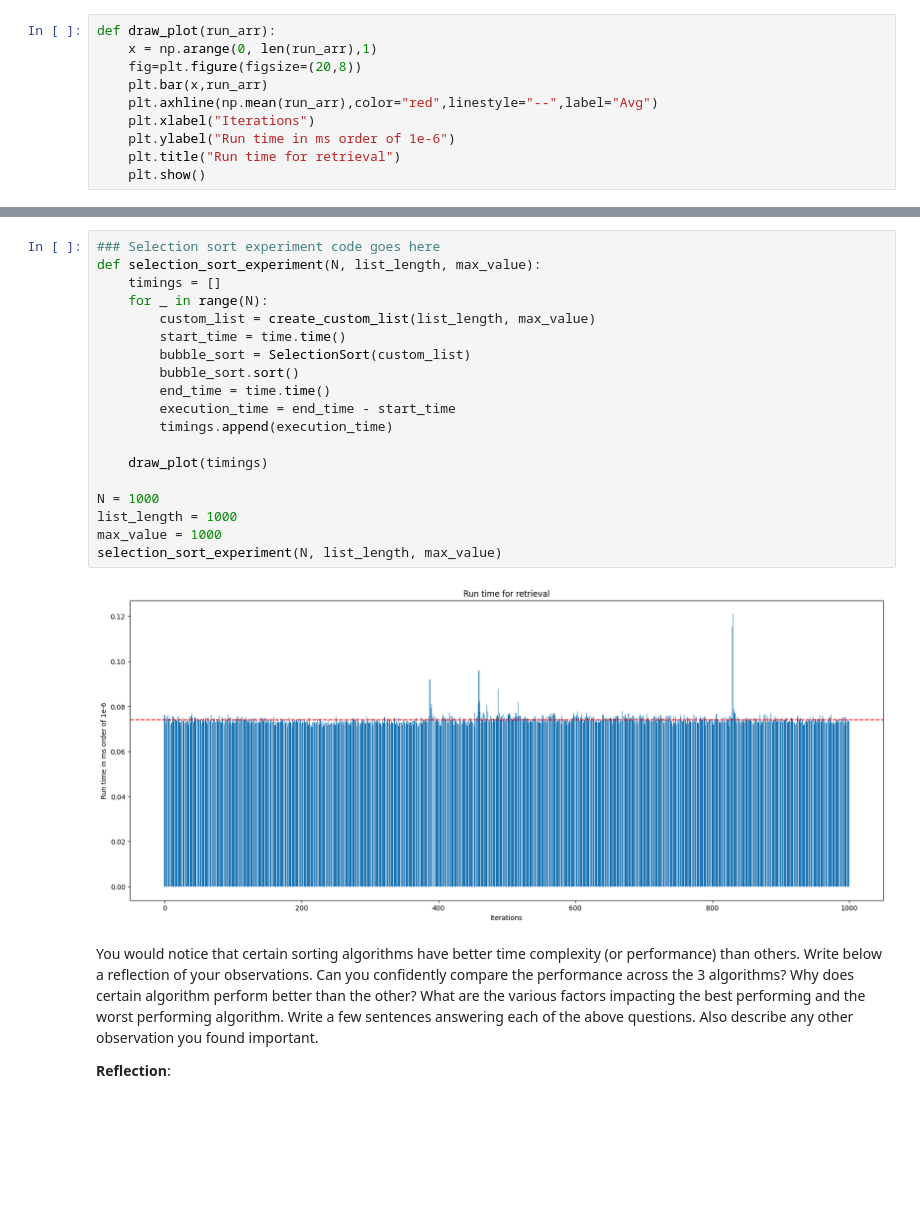
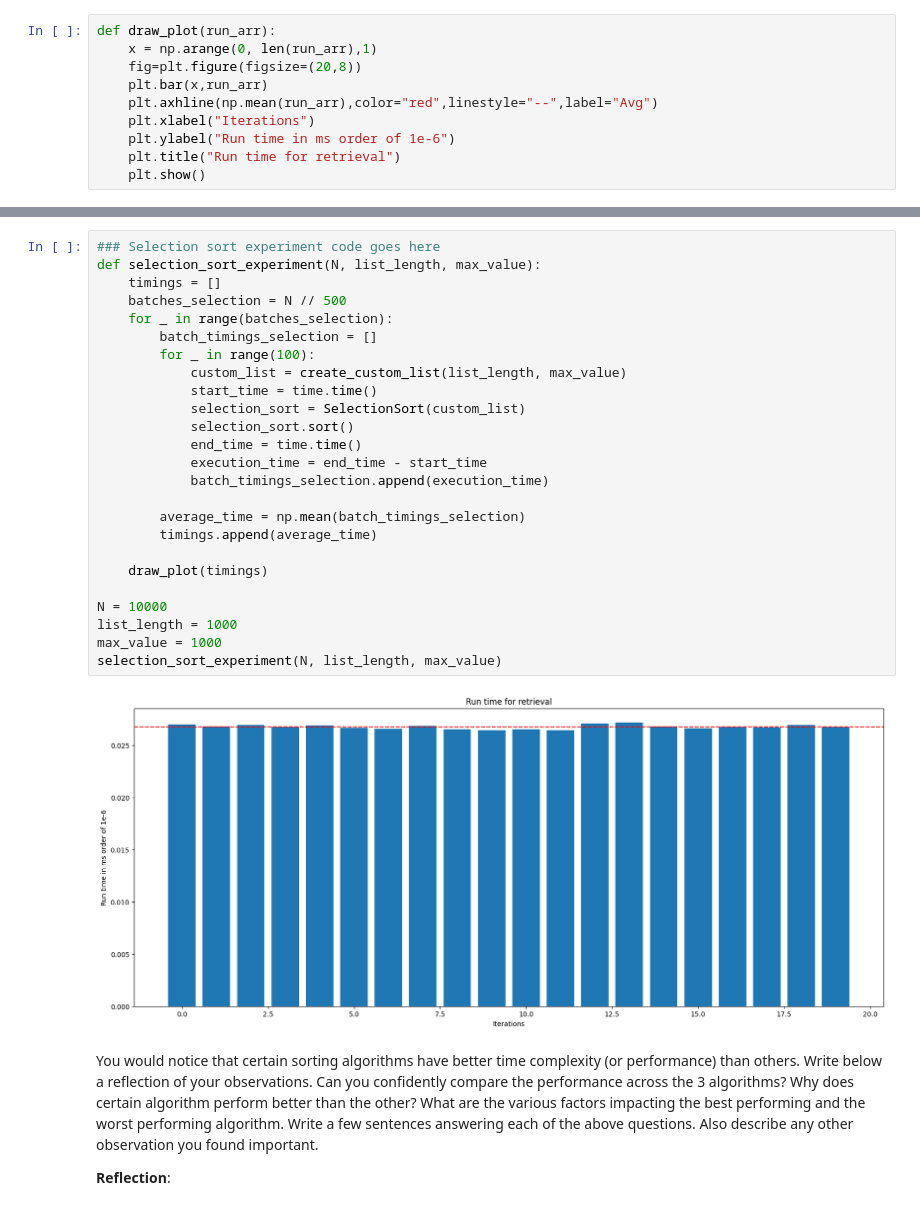
Before and after one commit to scythemenace/CS2XC3_algorithms_research, a Jupyter notebook: Lab 2/Lab_II.ipynb, the cells around one changed output, grey strips where cells are left out. Cells and saved outputs as stored; diff of their text form; blank space fills up the shorter version.

```diff
--- a/Lab 2/Lab_II.ipynb
+++ b/Lab 2/Lab_II.ipynb
@@ -152,24 +164,30 @@ insertion_sort_experiment(N, list_length, max_value)
 # %%
 ### Selection sort experiment code goes here
 def selection_sort_experiment(N, list_length, max_value):
     timings = []
-    for _ in range(N):
-        custom_list = create_custom_list(list_length, max_value)
-        start_time = time.time()
-        bubble_sort = SelectionSort(custom_list)
-        bubble_sort.sort()
-        end_time = time.time()
-        execution_time = end_time - start_time
-        timings.append(execution_time)
+    batches_selection = N // 500
+    for _ in range(batches_selection):
+        batch_timings_selection = []
+        for _ in range(100):
+            custom_list = create_custom_list(list_length, max_value)
+            start_time = time.time()
+            selection_sort = SelectionSort(custom_list)
+            selection_sort.sort()
+            end_time = time.time()
+            execution_time = end_time - start_time
+            batch_timings_selection.append(execution_time)
+
+        average_time = np.mean(batch_timings_selection)
+        timings.append(average_time)
 
     draw_plot(timings)
 
-N = 1000
+N = 10000
 list_length = 1000
 max_value = 1000
 selection_sort_experiment(N, list_length, max_value)
 # %% [output]
-[figure, old version]
+[figure, new version]
 # %% [markdown]
 You would notice that certain sorting algorithms have better time complexity (or performance) than others. Write below a reflection of your observations. Can you confidently compare the performance across the 3 algorithms? Why does certain algorithm perform better than the other? What are the various factors impacting the best performing and the worst performing algorithm. Write a few sentences answering each of the above questions. Also describe any other observation you found important.
 
```
Also changed, not shown: parts of 20 cells of this notebook.
